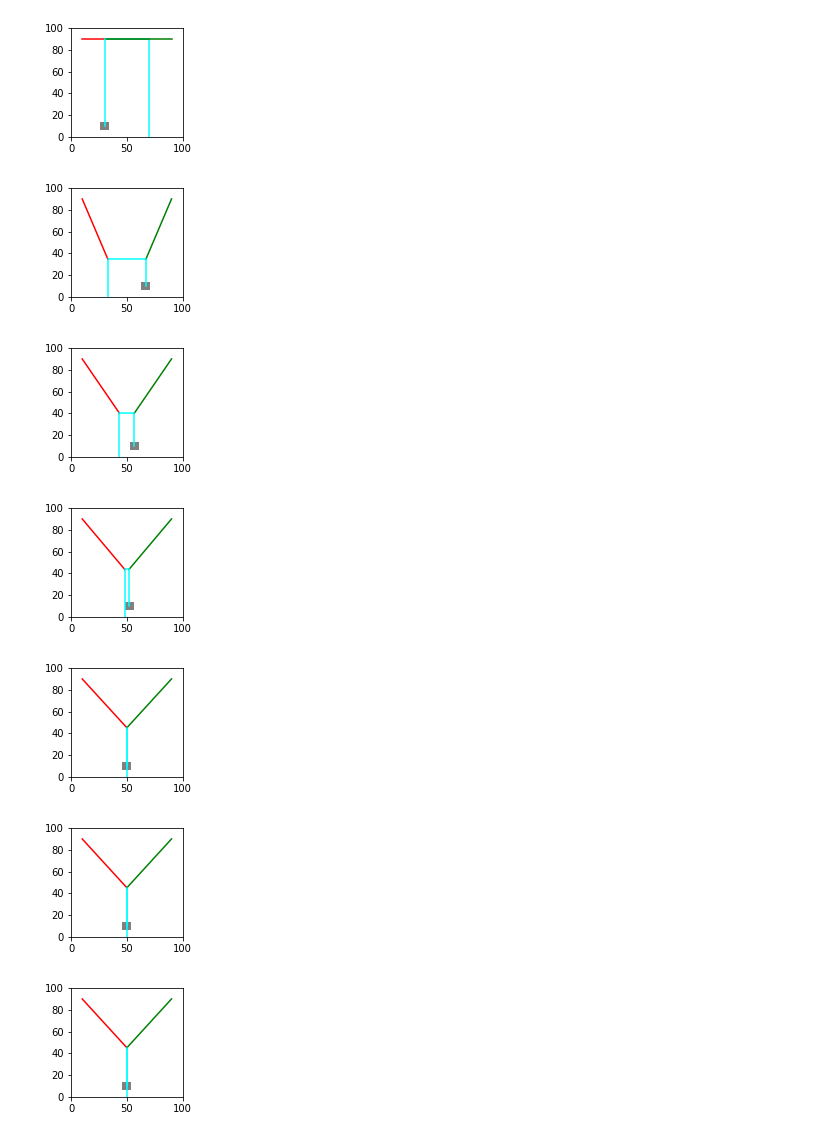
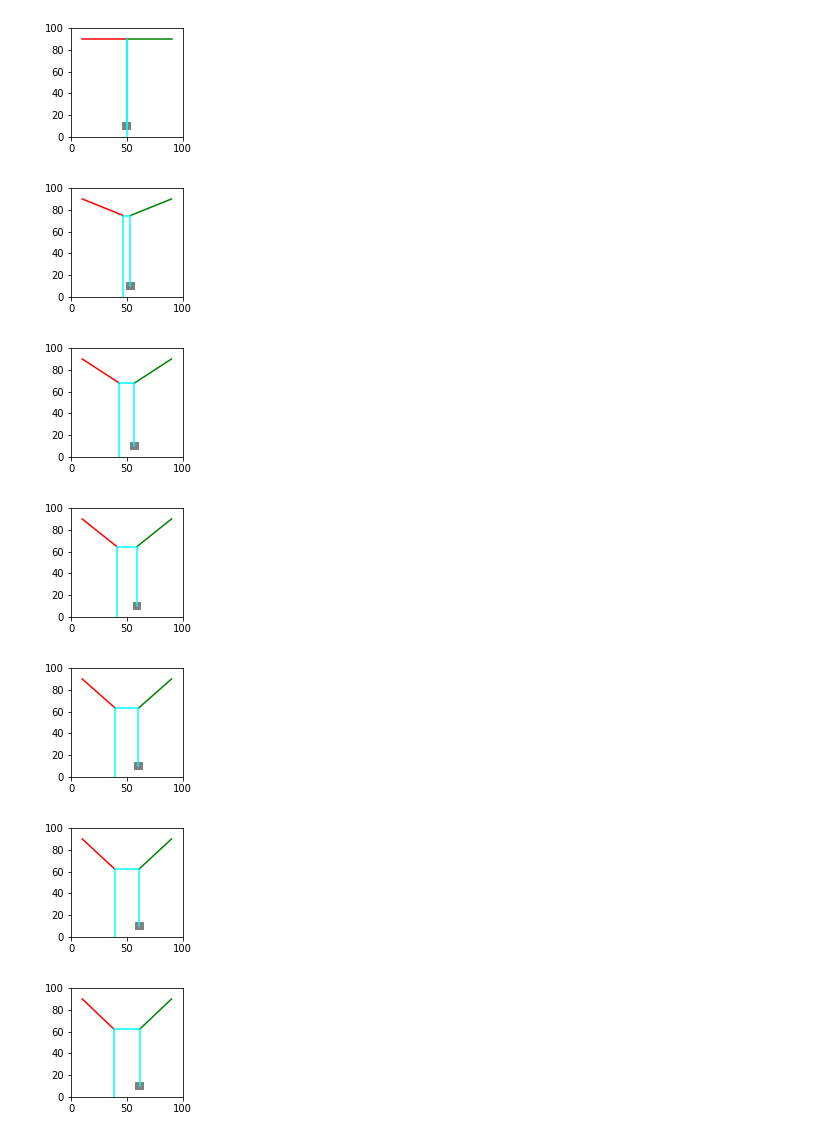
Before and after one commit to bcov77/runner_angles, a Jupyter notebook: runner_angles2.ipynb, the cells around one changed output. Drawn from its saved outputs; the diff is of its cells as text; code cells hidden in the pictures.

```diff
--- a/runner_angles2.ipynb
+++ b/runner_angles2.ipynb
@@ -229,43 +229,43 @@ anchors = [(10, 90),
            (90, 90)]
 
 # Length of runners
-lens = [60,
-        60]
+lens = [40,
+        40]
 
 # Starting angles (could all be 0)
 angles = [0,
           180]
 
 
 iterations = 10
 
 
 colors = np.array(colors)
 anchors = np.array(anchors)
 lens = np.array(lens)
 angles = np.array(angles)
 
 
 for i in range(iterations):
 
     # Draw scene and get rope bisection angles
     bisections = render_scene(anchors, lens, angles, colors, True)
 
     # Move each runner halfway to the bisection angle
     next_angles = []
     for i in range(len(angles)):
         next_angles.append(bisecting_angle(angles[i], bisections[i]))
     angles = next_angles
 
     # If any two runners are crossed, move them to their fully-extended point
     uncross_adjacent_runners(anchors, lens, angles)
 
     plt.show()
 # %% [output]
-[figure, old version]
+[figure, new version]
-[figure, old version]
+[figure, new version]
-[figure, old version]
+[figure, new version]
-[figure, old version]
+[figure, new version]
-[figure, old version]
+[figure, new version]
-[figure, old version]
+[figure, new version]
-[figure, old version]
+[figure, new version]
```
Also changed, not shown: parts of 1 cell of this notebook.
